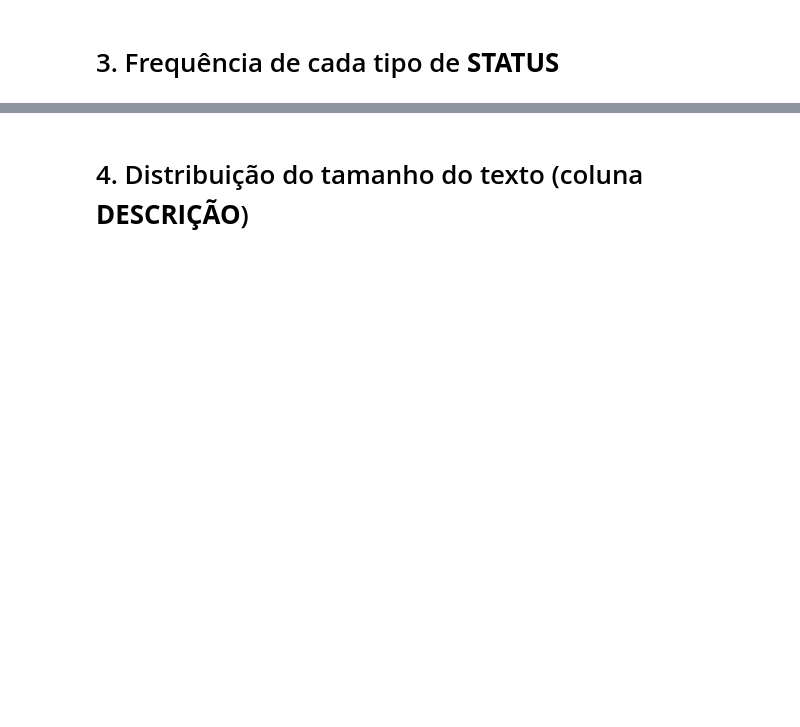
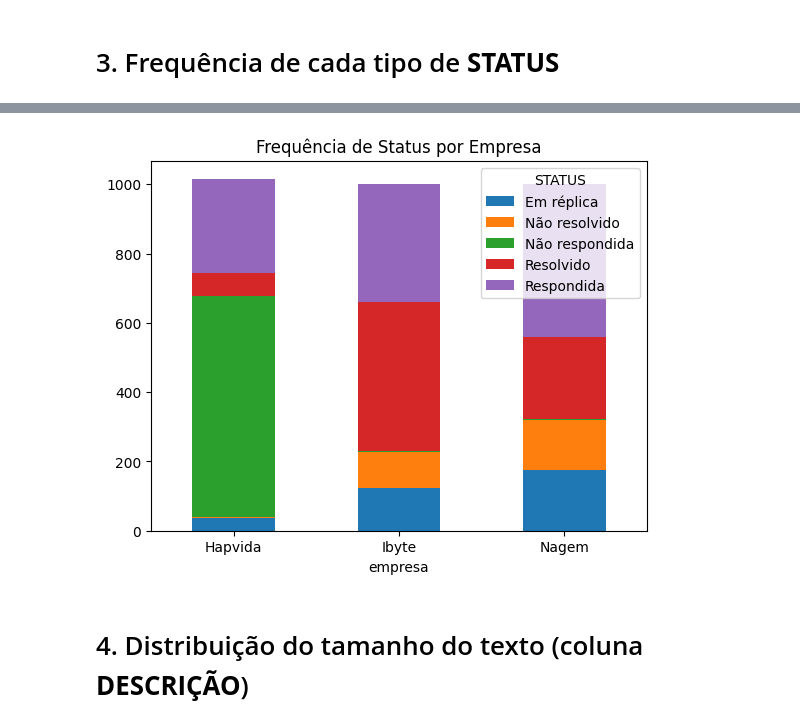
Before and after one commit to clairtonluz/MBA-em-ciencia-de-dados, a Jupyter notebook: Dashboards Bibliotecas R/exercicios/EXERCICIO-2- DASHBOARD- 2024.ipynb, the cells around one changed output, grey strips where cells are left out. Saved outputs shown, nothing was run; the diff lists cells and outputs as text; code cells hidden in the pictures; blank space fills up the shorter version.

```diff
--- a/Dashboards Bibliotecas R/exercicios/EXERCICIO-2- DASHBOARD- 2024.ipynb
+++ b/Dashboards Bibliotecas R/exercicios/EXERCICIO-2- DASHBOARD- 2024.ipynb
@@ -126,14 +146,20 @@ df_temp.hvplot.bar(
 df_frequencia_status = df.groupby('empresa')['STATUS'].value_counts()
 status_names = df['STATUS'].unique()
 df_frequencia_status = df_frequencia_status.unstack().reset_index()
-df_frequencia_status.hvplot.bar(
-    x='empresa',
-    y=status_names,
-    stacked=True,
-    xlabel='Empresa',
-    ylabel='Frequência',
-    title='Frequência de Status por Empresa',
-    rot=0,
-    height=400,
-    width=800)
+# df_frequencia_status.hvplot.bar(
+#     x='empresa',
+#     y=status_names,
+#     stacked=True,
+#     xlabel='Empresa',
+#     ylabel='Frequência',
+#     title='Frequência de Status por Empresa',
+#     rot=0,
+#     height=400,
+#     width=800)
+
+# faz o mesmo de cima com matplotlib
+import matplotlib.pyplot as plt
+
+df_frequencia_status.plot(kind='bar', x='empresa', stacked=True, rot=0, title='Frequência de Status por Empresa')
+plt.show()
 # %% [output]
@@ -141,3 +166,4 @@ df_frequencia_status.hvplot.bar(
+[figure, added]
 # %% [markdown]
 # 4. Distribuição do tamanho do texto (coluna **DESCRIÇÃO**)
 # %%
```
Also changed, not shown: parts of 3 cells of this notebook.
